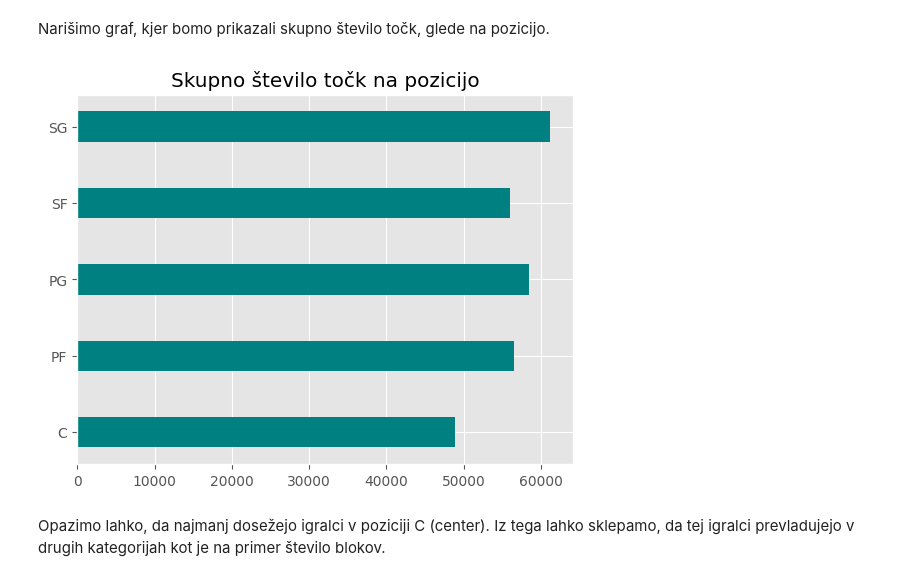
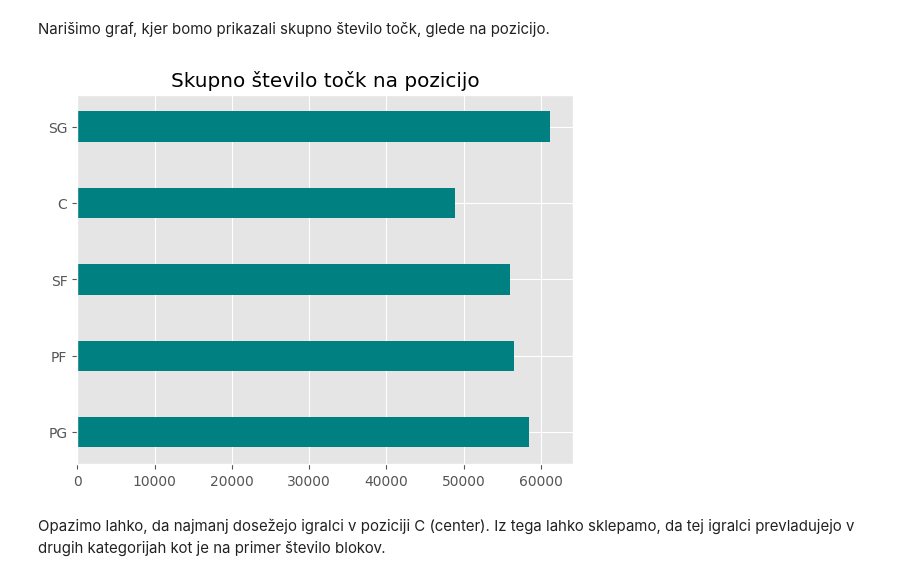
Before and after one commit to elizapecoraro/Eliza-Pecoraro-Projektna-naloga-UVP, a Jupyter notebook: analiza.ipynb, the cells around one changed output. Saved outputs shown, nothing was run; the diff lists cells and outputs as text; code cells hidden in the pictures.

```diff
--- a/analiza.ipynb
+++ b/analiza.ipynb
@@ -397,18 +393,17 @@ Narišimo graf, kjer bomo prikazali skupno število točk, glede na pozicijo.
 # %%
 def tocke(poz):
     ustrezne_vrstice = nba[nba["Pos"] == poz]
     skupne_tocke_na_pozicijo = ustrezne_vrstice["PTS"].sum()
     return skupne_tocke_na_pozicijo
 
-x = np.array(["C", "PF", "PG", "SF", "SG"])
-y = np.array([tocke("C"), tocke("PF"), tocke("PG"), tocke("SF"), tocke("SG")])
-#to se da na krajs napisat
+x = np.array([poz for poz in pozicije])
+y = np.array([tocke(poz) for poz in pozicije])
 
 plt.barh(x, y, height = 0.4)
 plt.title("Skupno število točk na pozicijo")
 plt.show()
 # %% [output]
-[figure, old version]
+[figure, new version]
 # %% [markdown]
 Opazimo lahko, da najmanj dosežejo igralci v poziciji C (center). Iz tega lahko sklepamo, da tej igralci prevladujejo v drugih kategorijah kot je na primer število blokov.
 # %%
```
Also changed, not shown: parts of 2 cells of this notebook.
